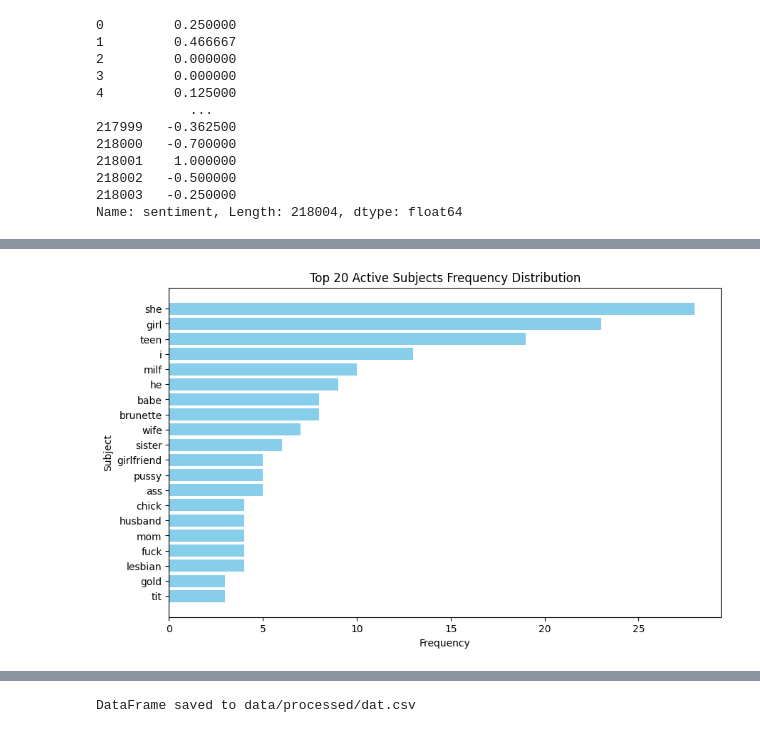
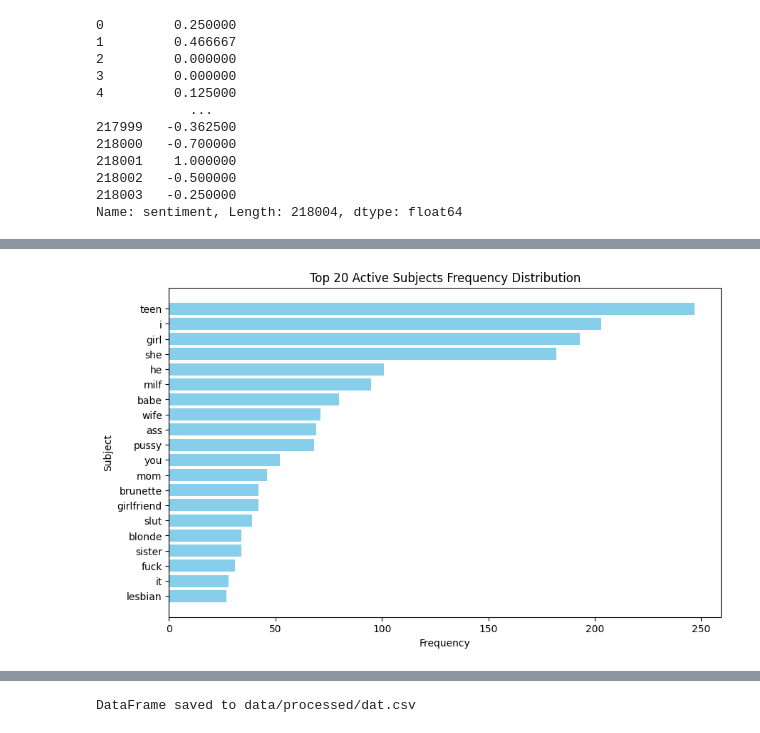
Before and after one commit to ptypes-nlesc/stereotype-map, a Jupyter notebook: notebooks/Analysis.ipynb, the cells around one changed output, grey strips where cells are left out. Drawn from its saved outputs; the diff is of its cells as text; code cells hidden in the pictures.

Commit message:
Analyse subjects

```diff
--- a/notebooks/Analysis.ipynb
+++ b/notebooks/Analysis.ipynb
@@ -321,15 +322,15 @@ Name: sentiment, Length: 218004, dtype: float64
 - context, place - in the shower, in the room, etc
 - verbs frequency
 # %%
-df = pd.read_csv("data/processed/dat.csv").head(1000)
-# # TODO need more thinking
-
-# import spacy
-
-# # Load the English NLP model
-# nlp = spacy.load("en_core_web_md")
+df = pd.read_csv("data/processed/dat.csv").head(10000)
 
 
+import spacy
+
+# Load the English NLP model
+nlp = spacy.load("en_core_web_md")
+
+# # TODO need more thinking
 # # Function to extract indirect objects from a title
 # def extract_indirect_object(title):
 #     doc = nlp(title)
@@ -394,8 +385,7 @@ def extract_active_subjects(sentence):
 # Apply the function to the titles in the DataFrame
 df["subject_active"] = df["title"].apply(extract_active_subjects)
 # %%
-# Subject passive
-# Function to extract the subject from a sentence
+# Function to extract passive subjects from a sentence
 def extract_passive_subjects(sentence):
     doc = nlp(sentence)
     passive_subjects = []
@@ -404,10 +394,20 @@ def extract_passive_subjects(sentence):
         # Check if the token is a passive subject
         if token.dep_ == "nsubjpass":
             passive_subjects.append(token.text)
+        # Additionally, check for auxiliary verbs that indicate passive voice
+        elif token.dep_ == "auxpass":  # Auxiliary verb for passive voice
+            # Check if the head of the auxiliary verb is a verb in passive form
+            if token.head.dep_ == "VERB" and token.head.tag_ in [
+                "VBN",
+                "VBD",
+            ]:  # VBN: past participle, VBD: past tense
+                # Get the subject of the passive construction
+                for child in token.head.children:
+                    if child.dep_ == "nsubjpass":
+                        passive_subjects.append(child.text)
 
     return passive_subjects
 
-
 # Apply the function to the titles in the DataFrame
 df["subject_pass"] = df["title"].apply(extract_passive_subjects)
 # %%
@@ -452,19 +434,25 @@ frequency_df = pd.DataFrame(subject_frequency.items(), columns=["Subject", "Freq
 # Sort the DataFrame by frequency in descending order
 frequency_df = frequency_df.sort_values(by="Frequency", ascending=False)
 
-# Create a bar chart for the top N subjects
-top_n = 20  # Change this to the number of top subjects you want to visualize
-plt.figure(figsize=(10, 6))
-plt.barh(
-    frequency_df["Subject"].head(top_n),
-    frequency_df["Frequency"].head(top_n),
-    color="skyblue",
-)
-plt.xlabel("Frequency")
-plt.ylabel("Subject")
-plt.title(f"Top {top_n} Active Subjects Frequency Distribution")
-plt.gca().invert_yaxis()  # Invert y-axis to have the highest frequency on top
-plt.show()
+# Save the frequency DataFrame to a CSV file
+output_csv_path = "data/processed/active_subject_frequency_distribution.csv"
+frequency_df.to_csv(output_csv_path, index=False)
-# %% [output]
-[figure, removed]
+# %%
+# Create a bar chart for the top N subjects
+top_n = 20  # Change this to the number of top subjects you want to visualize
+plt.figure(figsize=(10, 6))
+plt.barh(
+    frequency_df["Subject"].head(top_n),
+    frequency_df["Frequency"].head(top_n),
+    color="skyblue",
+)
+plt.xlabel("Frequency")
+plt.ylabel("Subject")
+plt.title(f"Top {top_n} Active Subjects Frequency Distribution")
+plt.gca().invert_yaxis()  # Invert y-axis to have the highest frequency on top
+output_plot_path = "plots/top_active_subjects_frequency_distribution.png"
+plt.savefig(output_plot_path, bbox_inches="tight")
+plt.show()
+# %% [output]
+[figure, added]
 # %%
```
Also changed, not shown: parts of 17 cells of this notebook, 10 other files.
